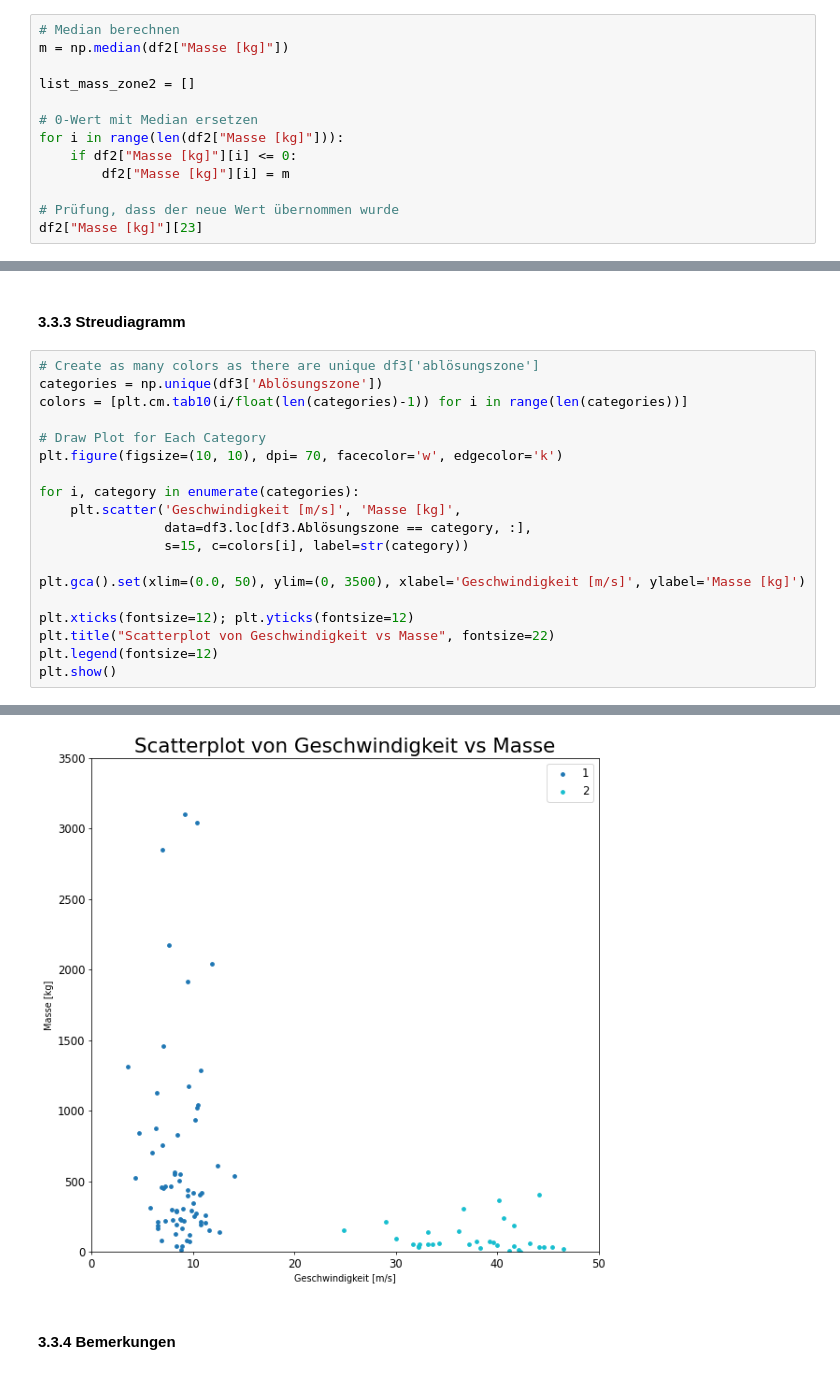
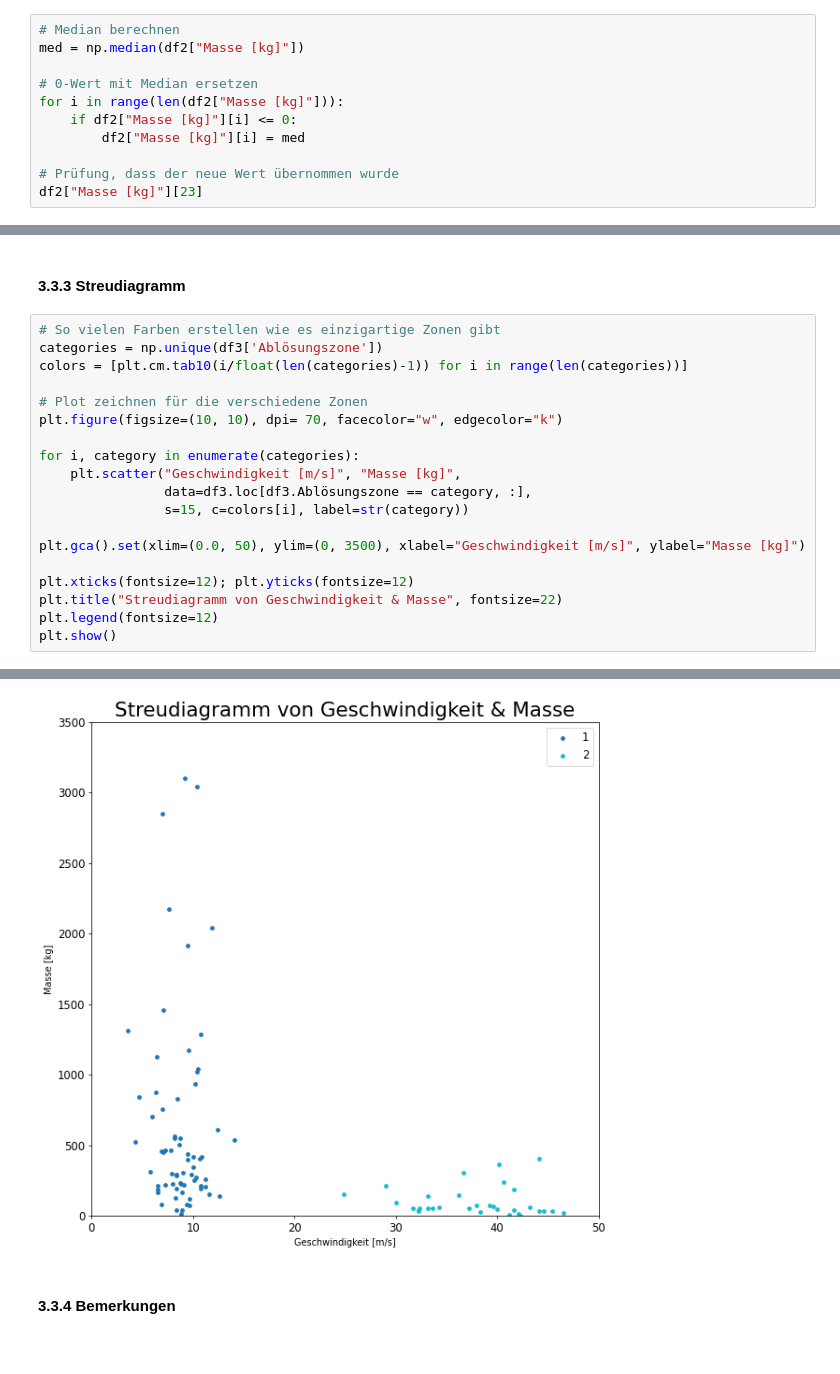
Before and after one commit to 7ben18/FHNW_Steinschlagrisiko, a Jupyter notebook: FHNW_Steinschlagrisiko.ipynb, the cells around one changed output, grey strips where cells are left out. Cells and saved outputs as stored; diff of their text form.

```diff
--- a/FHNW_Steinschlagrisiko.ipynb
+++ b/FHNW_Steinschlagrisiko.ipynb
@@ -107,14 +110,12 @@ Da die Masse nicht 0 sein kann, setzen wir für diese Masse den Median aller Mas
 Hinweis: Der 0 Wert hatte keinen Einfluss auf den Median.
 # %%
 # Median berechnen
-m = np.median(df2["Masse [kg]"])
-
-list_mass_zone2 = []
+med = np.median(df2["Masse [kg]"])
 
 # 0-Wert mit Median ersetzen
 for i in range(len(df2["Masse [kg]"])):
     if df2["Masse [kg]"][i] <= 0:
-        df2["Masse [kg]"][i] = m
+        df2["Masse [kg]"][i] = med
 
 # Prüfung, dass der neue Wert übernommen wurde
 df2["Masse [kg]"][23]
@@ -222,28 +224,28 @@ genGroupedHist(df3, "Geschwindigkeit [m/s]")
 # %% [markdown]
 #### 3.3.3 Streudiagramm
 # %%
-# Create as many colors as there are unique df3['ablösungszone']
+# So vielen Farben erstellen wie es einzigartige Zonen gibt
 categories = np.unique(df3['Ablösungszone'])
 colors = [plt.cm.tab10(i/float(len(categories)-1)) for i in range(len(categories))]
 
-# Draw Plot for Each Category
-plt.figure(figsize=(10, 10), dpi= 70, facecolor='w', edgecolor='k')
+# Plot zeichnen für die verschiedene Zonen
+plt.figure(figsize=(10, 10), dpi= 70, facecolor="w", edgecolor="k")
 
 for i, category in enumerate(categories):
-    plt.scatter('Geschwindigkeit [m/s]', 'Masse [kg]',
+    plt.scatter("Geschwindigkeit [m/s]", "Masse [kg]",
                 data=df3.loc[df3.Ablösungszone == category, :],
                 s=15, c=colors[i], label=str(category))
 
-plt.gca().set(xlim=(0.0, 50), ylim=(0, 3500), xlabel='Geschwindigkeit [m/s]', ylabel='Masse [kg]')
+plt.gca().set(xlim=(0.0, 50), ylim=(0, 3500), xlabel="Geschwindigkeit [m/s]", ylabel="Masse [kg]")
 
 plt.xticks(fontsize=12); plt.yticks(fontsize=12)
-plt.title("Scatterplot von Geschwindigkeit vs Masse", fontsize=22)
+plt.title("Streudiagramm von Geschwindigkeit & Masse", fontsize=22)
 plt.legend(fontsize=12)
 plt.show()
 # %% [output]
 *c* argument looks like a single numeric RGB or RGBA sequence, which should be avoided as value-mapping will have precedence in case its length matches with *x* & *y*.  Please use the *color* keyword- ...
 *c* argument looks like a single numeric RGB or RGBA sequence, which should be avoided as value-mapping will have precedence in case its length matches with *x* & *y*.  Please use the *color* keyword- ...
-[figure, old version]
+[figure, new version]
 # %% [markdown]
 #### 3.3.4 Bemerkungen
 # %% [markdown]
```
Also changed, not shown: parts of 55 cells of this notebook.
